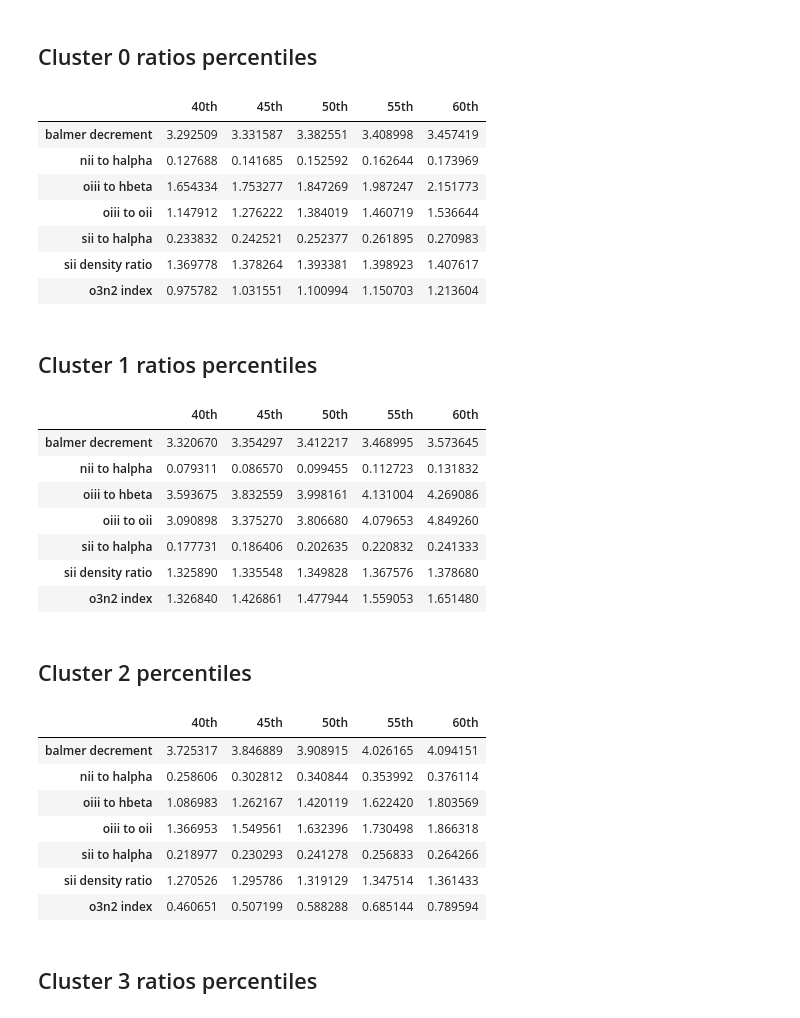
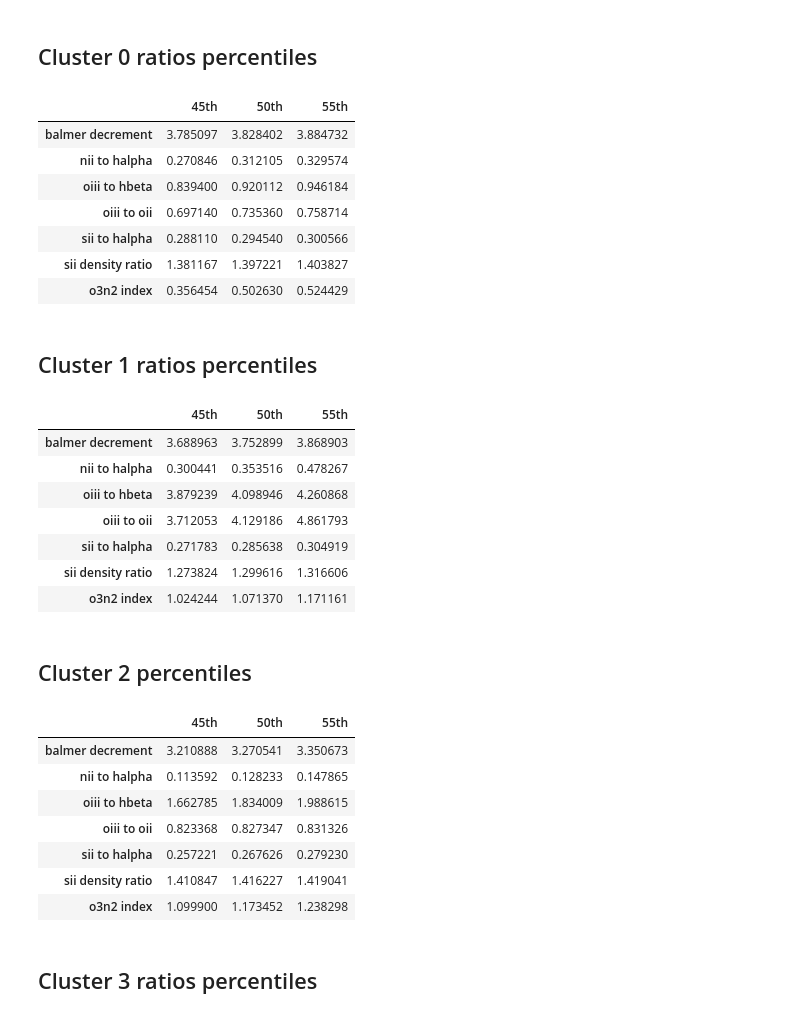
Before and after one commit to ed-ortizm/xai-astronomy, a Jupyter notebook: thesis/04_clustering_xai/04_filter_se_cluster_analysis.ipynb, the cells around one changed output. Drawn from its saved outputs; the diff is of its cells as text; code cells hidden in the pictures.

```diff
--- a/thesis/04_clustering_xai/04_filter_se_cluster_analysis.ipynb
+++ b/thesis/04_clustering_xai/04_filter_se_cluster_analysis.ipynb
@@ -296,0 +279,24 @@ Loading XAI data from: /home/elom/phd/code/explanations/bin_03/mse_filter_250
+# %%
+scores_df = pd.read_csv(
+    f"{scores_dir}/{bin_id}/scores_{bin_id}.csv.gz",
+    usecols=["specobjid", score_name],
+    index_col="specobjid",
+).loc[specobjids_arr]
+
+sorted_specobjids_arr = scores_df[score_name].sort_values(
+    ascending=False
+).index.to_numpy()
+
+# 1. Find the index mapping from specobjids_arr to sorted_specobjids_arr
+indexer = pd.Index(specobjids_arr).get_indexer(sorted_specobjids_arr)
+
+# 2. Reorder all three arrays simultaneously using the indexer
+specobjids_arr = specobjids_arr[indexer]
+anomalies_arr = anomalies_arr[indexer]
+weights_arr = weights_arr[indexer]
+
+weights_dict = weights_prep(
+    weights=weights_arr, n_segments=n_segments
+)
+
+scores_df.loc[specobjids_arr].head(5)
@@ -379,6 +390,6 @@ weights_dict["centroids"] = centroids
 # %%
 cluster_meta_df = pd.read_csv(
     f"{kmeans_model_dir}/metadata.csv.gz", index_col="specobjid"
-).loc[sorted_specobjids_arr]
+).loc[specobjids_arr]
 # %% [markdown]
 # Line ratios
@@ -485,30 +445,30 @@ ratios_percentiles_df
 ## Cluster 0 ratios percentiles
 # %%
 cluster_mask = cluster_meta_df["cluster"] == 0
-percentiles = np.arange(0.40, 0.65, 0.05)
+percentiles = np.arange(0.45, 0.60, 0.05)
 ratios_percentiles_df = cluster_meta_df.loc[
     cluster_mask, SDSS_NEBULAR_LINES_RATIOS_NAMES
 ].quantile(q=percentiles).T
 # map index name by replacing the '_' with ' ' for better readability
 ratios_percentiles_df.index = [
     idx.replace("_", " ") for idx in ratios_percentiles_df.index
 ]
 ratios_percentiles_df.columns = [f"{int(q * 100)}th" for q in percentiles]
 ratios_percentiles_df
 # %% [output]
-|  | 40th | 45th | 50th | 55th | 60th |
-| balmer decrement | 3.292509 | 3.331587 | 3.382551 | 3.408998 | 3.457419 |
-| nii to halpha | 0.127688 | 0.141685 | 0.152592 | 0.162644 | 0.173969 |
-| oiii to hbeta | 1.654334 | 1.753277 | 1.847269 | 1.987247 | 2.151773 |
-| oiii to oii | 1.147912 | 1.276222 | 1.384019 | 1.460719 | 1.536644 |
-| sii to halpha | 0.233832 | 0.242521 | 0.252377 | 0.261895 | 0.270983 |
-| sii density ratio | 1.369778 | 1.378264 | 1.393381 | 1.398923 | 1.407617 |
-| o3n2 index | 0.975782 | 1.031551 | 1.100994 | 1.150703 | 1.213604 |
+|  | 45th | 50th | 55th |
+| balmer decrement | 3.785097 | 3.828402 | 3.884732 |
+| nii to halpha | 0.270846 | 0.312105 | 0.329574 |
+| oiii to hbeta | 0.839400 | 0.920112 | 0.946184 |
+| oiii to oii | 0.697140 | 0.735360 | 0.758714 |
+| sii to halpha | 0.288110 | 0.294540 | 0.300566 |
+| sii density ratio | 1.381167 | 1.397221 | 1.403827 |
+| o3n2 index | 0.356454 | 0.502630 | 0.524429 |
 # %% [markdown]
 ## Cluster 1 ratios percentiles
 # %%
 cluster_mask = cluster_meta_df["cluster"] == 1
-percentiles = np.arange(0.40, 0.65, 0.05)
+percentiles = np.arange(0.45, 0.60, 0.05)
 ratios_percentiles_df = cluster_meta_df.loc[
     cluster_mask, SDSS_NEBULAR_LINES_RATIOS_NAMES
 ].quantile(q=percentiles).T
@@ -519,19 +479,19 @@ ratios_percentiles_df.index = [
 ratios_percentiles_df.columns = [f"{int(q * 100)}th" for q in percentiles]
 ratios_percentiles_df
 # %% [output]
-|  | 40th | 45th | 50th | 55th | 60th |
-| balmer decrement | 3.320670 | 3.354297 | 3.412217 | 3.468995 | 3.573645 |
-| nii to halpha | 0.079311 | 0.086570 | 0.099455 | 0.112723 | 0.131832 |
-| oiii to hbeta | 3.593675 | 3.832559 | 3.998161 | 4.131004 | 4.269086 |
-| oiii to oii | 3.090898 | 3.375270 | 3.806680 | 4.079653 | 4.849260 |
-| sii to halpha | 0.177731 | 0.186406 | 0.202635 | 0.220832 | 0.241333 |
-| sii density ratio | 1.325890 | 1.335548 | 1.349828 | 1.367576 | 1.378680 |
-| o3n2 index | 1.326840 | 1.426861 | 1.477944 | 1.559053 | 1.651480 |
+|  | 45th | 50th | 55th |
+| balmer decrement | 3.688963 | 3.752899 | 3.868903 |
+| nii to halpha | 0.300441 | 0.353516 | 0.478267 |
+| oiii to hbeta | 3.879239 | 4.098946 | 4.260868 |
+| oiii to oii | 3.712053 | 4.129186 | 4.861793 |
+| sii to halpha | 0.271783 | 0.285638 | 0.304919 |
+| sii density ratio | 1.273824 | 1.299616 | 1.316606 |
+| o3n2 index | 1.024244 | 1.071370 | 1.171161 |
 # %% [markdown]
 ## Cluster 2 percentiles
 # %%
 cluster_mask = cluster_meta_df["cluster"] == 2
-percentiles = np.arange(0.40, 0.65, 0.05)
+percentiles = np.arange(0.45, 0.60, 0.05)
 ratios_percentiles_df = cluster_meta_df.loc[
     cluster_mask, SDSS_NEBULAR_LINES_RATIOS_NAMES
 ].quantile(q=percentiles).T
@@ -542,14 +502,14 @@ ratios_percentiles_df.index = [
 ratios_percentiles_df.columns = [f"{int(q * 100)}th" for q in percentiles]
 ratios_percentiles_df
 # %% [output]
-|  | 40th | 45th | 50th | 55th | 60th |
-| balmer decrement | 3.725317 | 3.846889 | 3.908915 | 4.026165 | 4.094151 |
-| nii to halpha | 0.258606 | 0.302812 | 0.340844 | 0.353992 | 0.376114 |
-| oiii to hbeta | 1.086983 | 1.262167 | 1.420119 | 1.622420 | 1.803569 |
-| oiii to oii | 1.366953 | 1.549561 | 1.632396 | 1.730498 | 1.866318 |
-| sii to halpha | 0.218977 | 0.230293 | 0.241278 | 0.256833 | 0.264266 |
-| sii density ratio | 1.270526 | 1.295786 | 1.319129 | 1.347514 | 1.361433 |
-| o3n2 index | 0.460651 | 0.507199 | 0.588288 | 0.685144 | 0.789594 |
+|  | 45th | 50th | 55th |
+| balmer decrement | 3.210888 | 3.270541 | 3.350673 |
+| nii to halpha | 0.113592 | 0.128233 | 0.147865 |
+| oiii to hbeta | 1.662785 | 1.834009 | 1.988615 |
+| oiii to oii | 0.823368 | 0.827347 | 0.831326 |
+| sii to halpha | 0.257221 | 0.267626 | 0.279230 |
+| sii density ratio | 1.410847 | 1.416227 | 1.419041 |
+| o3n2 index | 1.099900 | 1.173452 | 1.238298 |
 # %% [markdown]
 ## Cluster 3 ratios percentiles
 # %%
```
Also changed, not shown: parts of 27 cells of this notebook.
